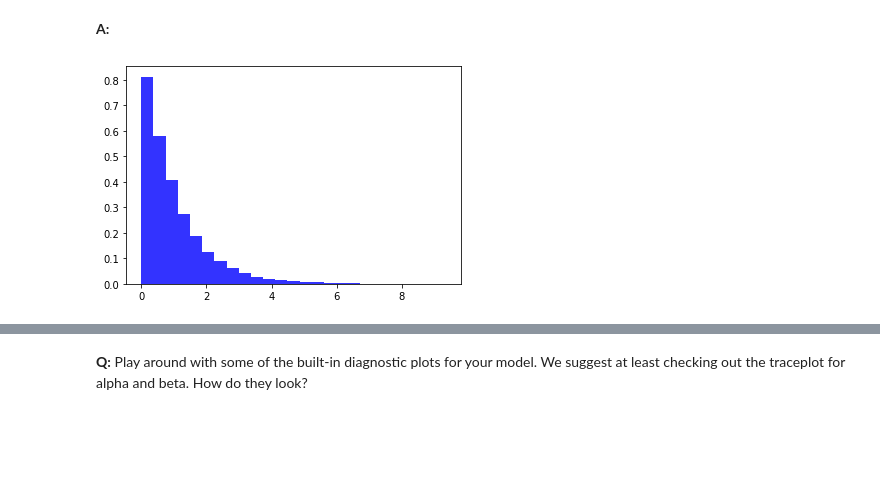
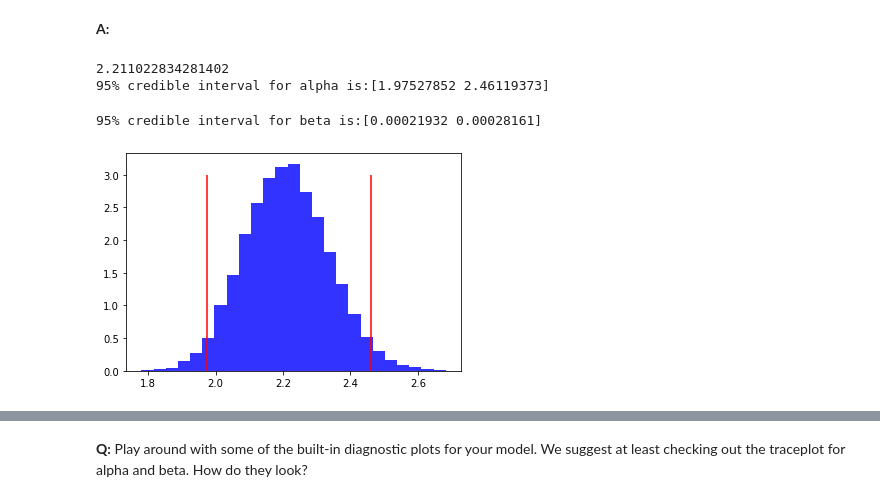
Before and after one commit to dudikbender/springboard, a Jupyter notebook: Bayesian_stats_Q6.28/inferential_statistics_3-Q.ipynb, the cells around one changed output, grey strips where cells are left out. Cells and saved outputs as stored; diff of their text form; code cells hidden in the pictures; blank space fills up the shorter version.

```diff
--- a/Bayesian_stats_Q6.28/inferential_statistics_3-Q.ipynb
+++ b/Bayesian_stats_Q6.28/inferential_statistics_3-Q.ipynb
@@ -106,8 +102,8 @@ __A:__
 # %%
 with pm.Model() as model:
     alpha_ = pm.Exponential("alpha_", alpha_est)
-    rate_ = pm.Exponential("rate_", rate_est)
-    gamma = pm.Gamma("gamma", alpha=alpha_, beta=rate_, observed=no_insurance)
+    rate_ = pm.Exponential("rate_", 1/rate_est)
+    pm.Gamma("gamma", alpha=alpha_, beta=rate_, observed=no_insurance)
 
     trace = pm.sample(draws=10000)
 # %% [output]
@@ -128,13 +125,21 @@ __Q:__ Explore your posteriors for $\alpha$ and $\beta$ (from the trace).
 __A:__
 # %%
 alpha_CI = pm.stats.hpd(trace['alpha_'], credible_interval=0.95)
+print(np.mean(trace['alpha_']))
+print('95% credible interval for alpha is:{}'.format(alpha_CI))
+# %% [output]
+2.211022834281402
+95% credible interval for alpha is:[1.97527852 2.46119373]
 # %%
 rate_CI = pm.stats.hpd(trace['rate_'], credible_interval=0.95)
+print('95% credible interval for beta is:{}'.format(rate_CI))
+# %% [output]
+95% credible interval for beta is:[0.00021932 0.00028161]
 # %%
 plt.hist(trace['alpha_'], bins=25, histtype="stepfilled", density=True, color='blue', alpha=0.8)
-plt.vlines(alpha_CI, ymin=0, ymax=max(trace['alpha_']), color='red')
+plt.vlines(alpha_CI, ymin=0, ymax=3, color='red')
 plt.show()
 # %% [output]
-[figure, old version]
+[figure, new version]
 # %%
 plt.hist(trace['rate_'], bins=25, histtype="stepfilled", density=True, color='grey', alpha=0.8)
```
Also changed, not shown: parts of 7 cells of this notebook.
